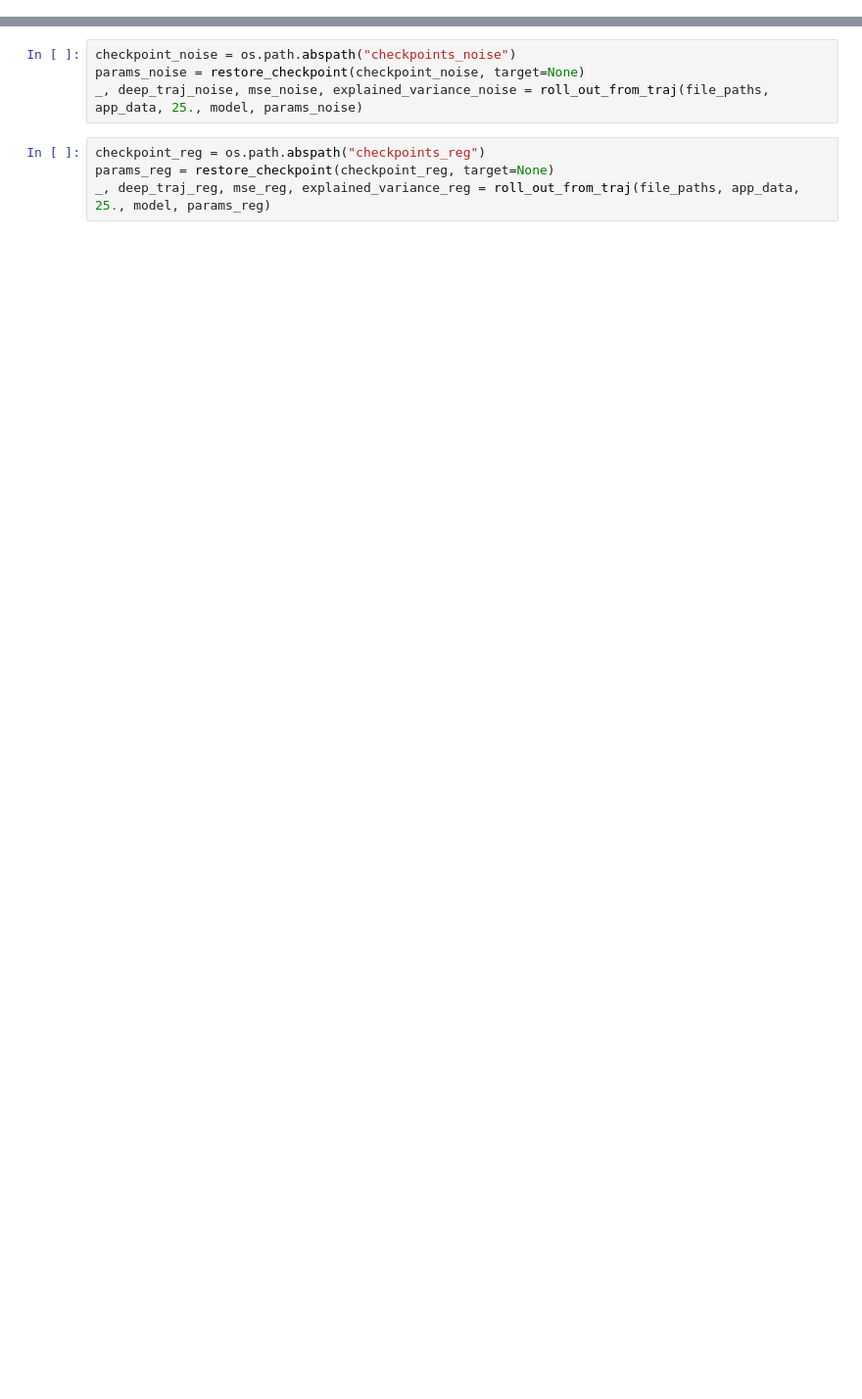
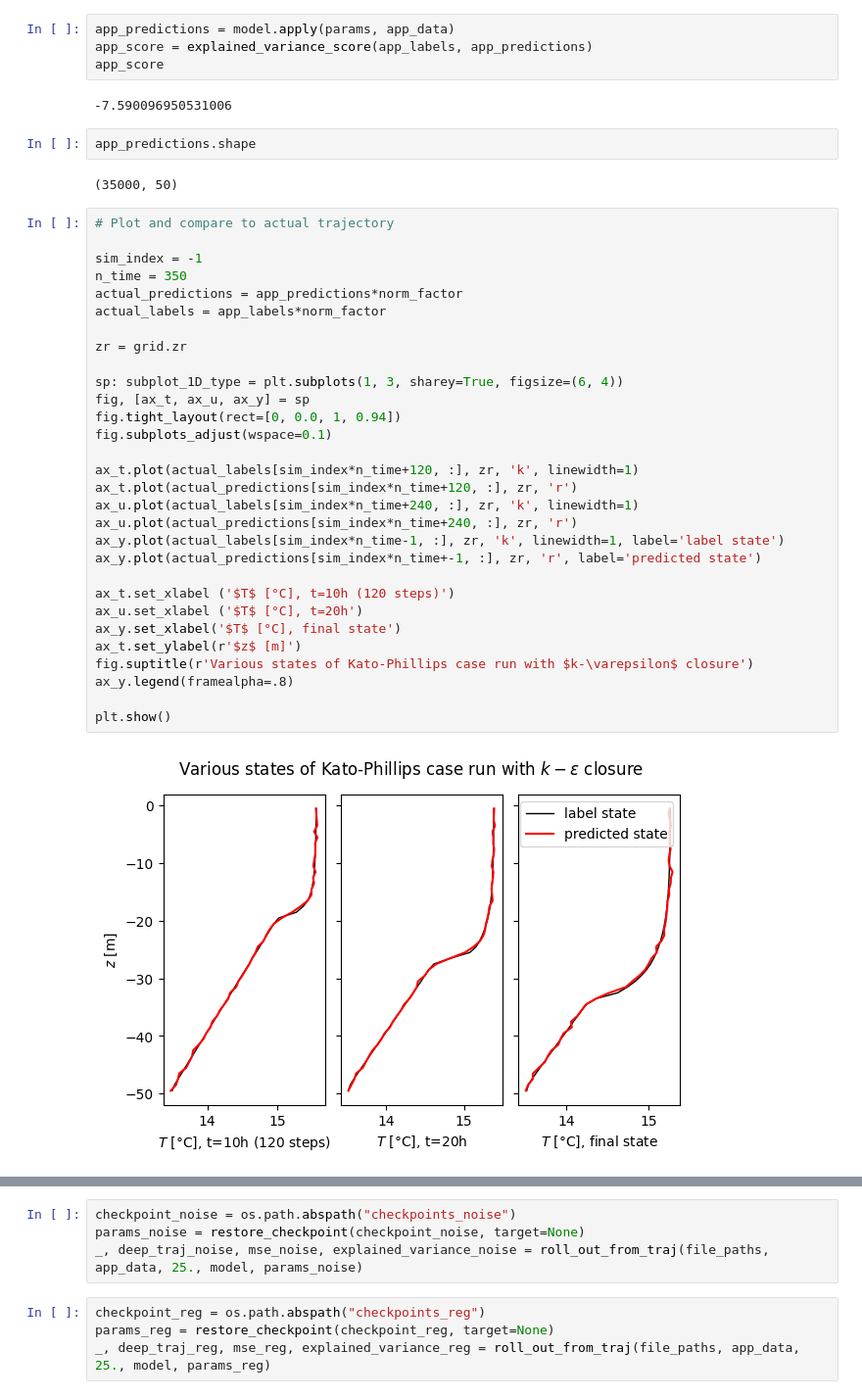
Before and after one commit to anne-df/ige_deep_emulators, a Jupyter notebook: postprocessing.ipynb, the cells around one changed output, grey strips where cells are left out. Shown at 98% size. Cells and saved outputs as stored; diff of their text form; blank space fills up the shorter version.

```diff
--- a/postprocessing.ipynb
+++ b/postprocessing.ipynb
@@ -45,0 +59,42 @@ model = MLP(hidden_sizes=[64, 64]) # same as in training script
+# %%
+app_predictions = model.apply(params, app_data)
+app_score = explained_variance_score(app_labels, app_predictions)
+app_score
+# %% [output]
+-7.590096950531006
+# %%
+app_predictions.shape
+# %% [output]
+(35000, 50)
+# %%
+# Plot and compare to actual trajectory
+
+sim_index = -1
+n_time = 350
+actual_predictions = app_predictions*norm_factor
+actual_labels = app_labels*norm_factor
+
+zr = grid.zr
+
+sp: subplot_1D_type = plt.subplots(1, 3, sharey=True, figsize=(6, 4))
+fig, [ax_t, ax_u, ax_y] = sp
+fig.tight_layout(rect=[0, 0.0, 1, 0.94])
+fig.subplots_adjust(wspace=0.1)
+
+ax_t.plot(actual_labels[sim_index*n_time+120, :], zr, 'k', linewidth=1)
+ax_t.plot(actual_predictions[sim_index*n_time+120, :], zr, 'r')
+ax_u.plot(actual_labels[sim_index*n_time+240, :], zr, 'k', linewidth=1)
+ax_u.plot(actual_predictions[sim_index*n_time+240, :], zr, 'r')
+ax_y.plot(actual_labels[sim_index*n_time-1, :], zr, 'k', linewidth=1, label='label state')
+ax_y.plot(actual_predictions[sim_index*n_time+-1, :], zr, 'r', label='predicted state')
+
+ax_t.set_xlabel ('$T$ [°C], t=10h (120 steps)')
+ax_u.set_xlabel ('$T$ [°C], t=20h')
+ax_y.set_xlabel('$T$ [°C], final state')
+ax_t.set_ylabel(r'$z$ [m]')
+fig.suptitle(r'Various states of Kato-Phillips case run with $k-\varepsilon$ closure')
+ax_y.legend(framealpha=.8)
+
+plt.show()
+# %% [output]
+[figure, added]
```
Also changed, not shown: parts of 15 cells of this notebook, 1 other file.
